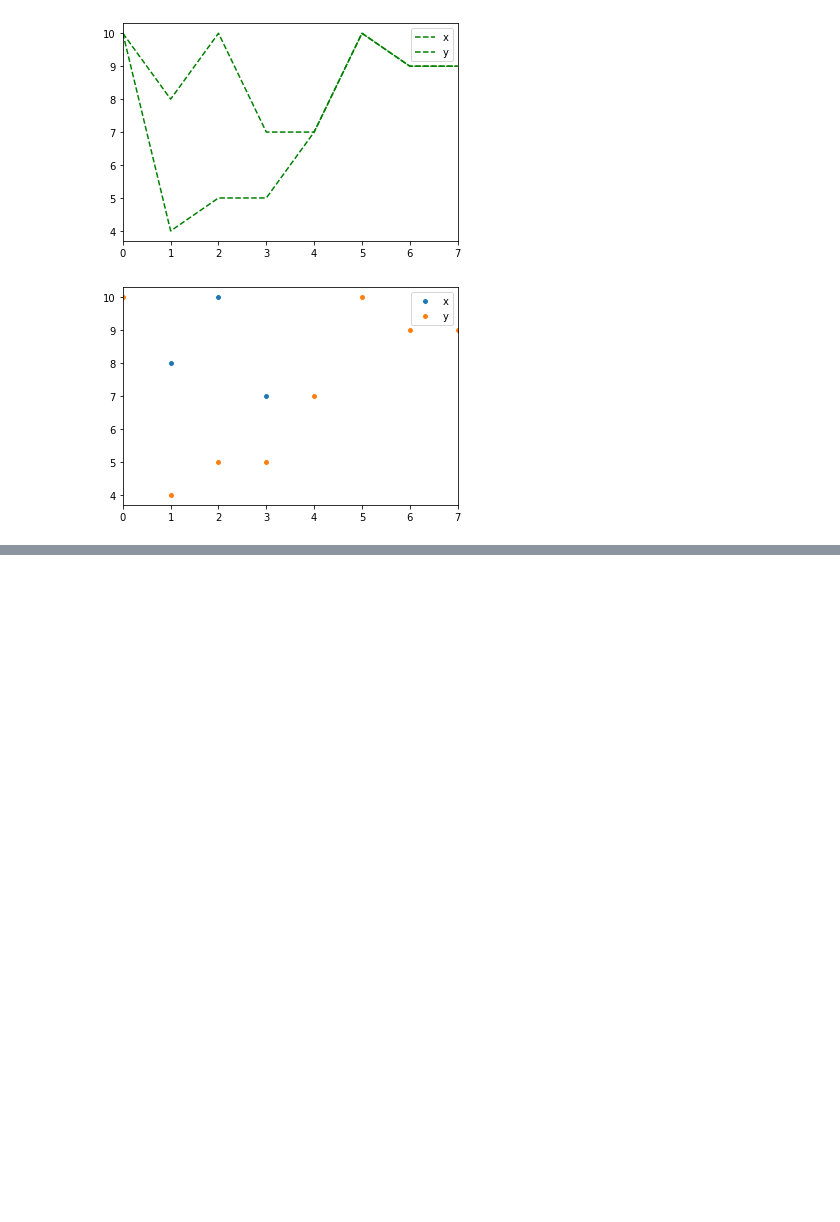
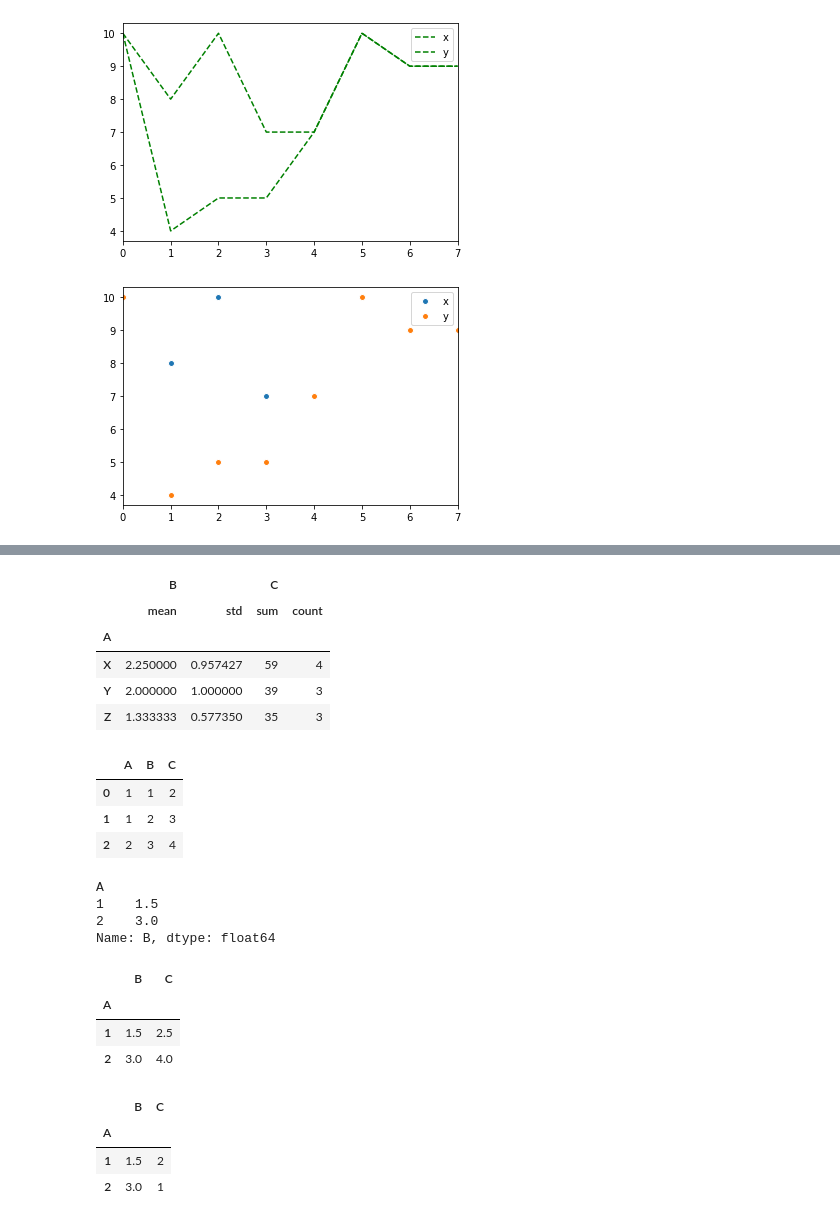
Before and after one commit to sonichandni/Pandas-practice, a Jupyter notebook: panda.ipynb, the cells around one changed output, grey strips where cells are left out. Drawn from its saved outputs; the diff is of its cells as text; code cells hidden in the pictures; blank space fills up the shorter version.

```diff
--- a/panda.ipynb
+++ b/panda.ipynb
@@ -195,0 +234,6 @@ df.plot(style='o', markeredgecolor='white')  # plot as dots with white edge
+# %%
+df = pd.DataFrame({'A': list('XYZXYZXYZX'),
+                   'B': [1, 2, 1, 3, 1, 2, 3, 3, 1, 2],
+                   'C': [12, 14, 11, 12, 13, 14, 16, 12, 10, 19]})
+
+df.groupby('A')['B'].agg({'mean': np.mean, 'standard deviation': np.std})
@@ -195,0 +251,17 @@ df.plot(style='o', markeredgecolor='white')  # plot as dots with white edge
+# %%
+df.groupby('A').agg({'B': [np.mean, np.std], 'C': [np.sum, 'count']})
+# %% [output]
+|  | B |  | C |  |
+|  | mean | std | sum | count |
+| A |  |  |  |  |
+| X | 2.250000 | 0.957427 | 59 | 4 |
+| Y | 2.000000 | 1.000000 | 39 | 3 |
+| Z | 1.333333 | 0.577350 | 35 | 3 |
+# %%
+df = pd.DataFrame([[1, 1, 2], [1, 2, 3], [2, 3, 4]], columns=["A", "B", "C"])
+df
+# %% [output]
+|  | A | B | C |
+| 0 | 1 | 1 | 2 |
+| 1 | 1 | 2 | 3 |
+| 2 | 2 | 3 | 4 |
@@ -195,0 +270,21 @@ df.plot(style='o', markeredgecolor='white')  # plot as dots with white edge
+# %%
+g["B"].mean()           # just column B
+# %% [output]
+A
+1    1.5
+2    3.0
+Name: B, dtype: float64
+# %%
+g[["B", "C"]].mean()    # columns B and C
+# %% [output]
+|  | B | C |
+| A |  |  |
+| 1 | 1.5 | 2.5 |
+| 2 | 3.0 | 4.0 |
+# %%
+g.agg({'B': 'mean', 'C': 'count'})
+# %% [output]
+|  | B | C |
+| A |  |  |
+| 1 | 1.5 | 2 |
+| 2 | 3.0 | 1 |
```
Also changed, not shown: parts of 15 cells of this notebook.
